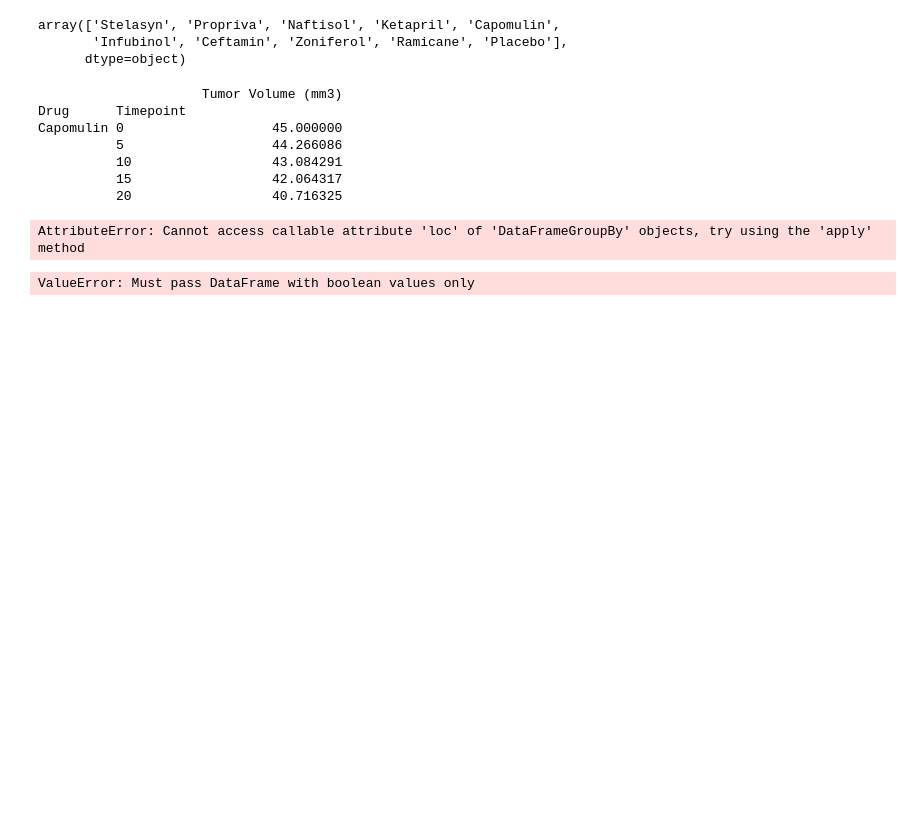
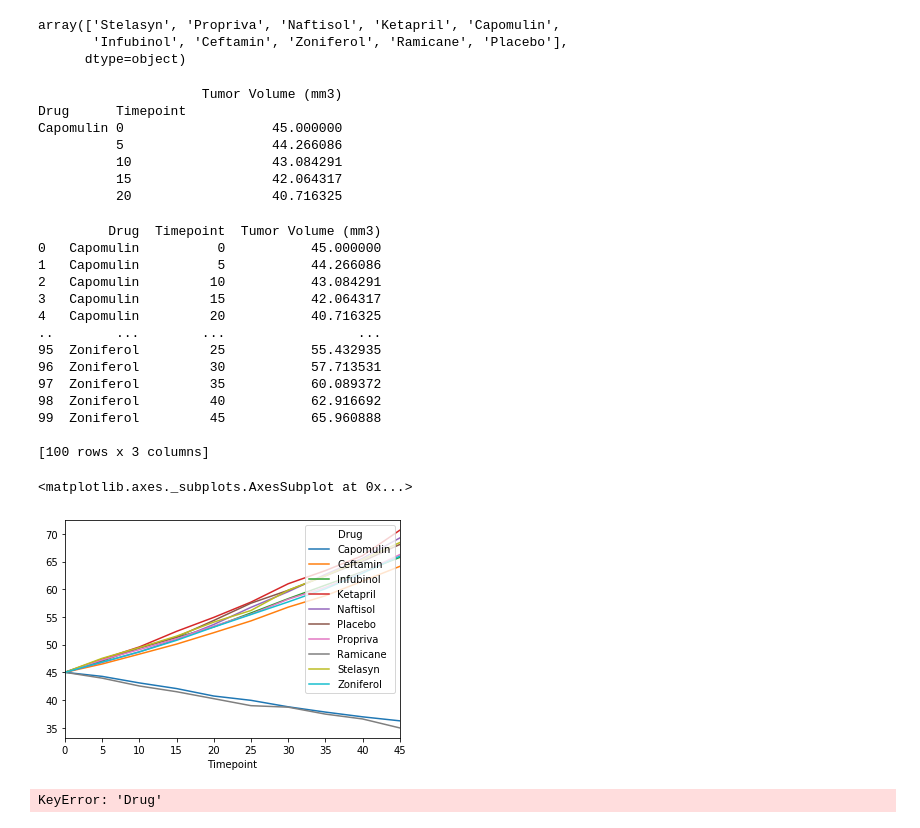
Before and after one commit to amandapfitz/matplotlib-challenge, a Jupyter notebook: Pymaceuticals/Pymaceuticals.ipynb, the cells around one changed output. Drawn from its saved outputs; the diff is of its cells as text; code cells hidden in the pictures; blank space fills up the shorter version.

Commit message:
Colors working on 1st plot

```diff
--- a/Pymaceuticals/Pymaceuticals.ipynb
+++ b/Pymaceuticals/Pymaceuticals.ipynb
@@ -59,11 +61,27 @@ Capomulin 0                   45.000000
           10                  43.084291
           15                  42.064317
           20                  40.716325
-# %%
-stelasyn_df = avg_tumor_size_reset_df.loc['Stelasyn',:]
-# %% [output]
-AttributeError: Cannot access callable attribute 'loc' of 'DataFrameGroupBy' objects, try using the 'apply' method
-# %%
-avg_tumor_size_reset.plot('Timepoint',avg_tumor_size_df.loc['Capomulin',['Tumor Volume (mm3)']],marker='o')
-# %% [output]
-ValueError: Must pass DataFrame with boolean values only
+# %%
+new_avg_tumor_size_df=avg_tumor_size_df.reset_index('Timepoint')
+#print(new_avg_tumor_size_df.head())
+try_me = new_avg_tumor_size_df.reset_index('Drug')
+print(try_me)
+try_me = try_me.pivot(index = 'Timepoint',columns = 'Drug',values = 'Tumor Volume (mm3)')
+try_me.plot()
+# %% [output]
+         Drug  Timepoint  Tumor Volume (mm3)
+0   Capomulin          0           45.000000
+1   Capomulin          5           44.266086
+2   Capomulin         10           43.084291
+3   Capomulin         15           42.064317
+4   Capomulin         20           40.716325
+..        ...        ...                 ...
+95  Zoniferol         25           55.432935
+96  Zoniferol         30           57.713531
+97  Zoniferol         35           60.089372
+98  Zoniferol         40           62.916692
+99  Zoniferol         45           65.960888
+
+[100 rows x 3 columns]
+<matplotlib.axes._subplots.AxesSubplot at 0x...>
+[figure, added]
@@ -69,0 +100,12 @@ ValueError: Must pass DataFrame with boolean values only
+# %%
+plt.plot(stelasyn_df['Timepoint'],stelasyn_df['Tumor Volume (mm3)'],marker = 'o', color='green', label=stelasyn_df['Drug'])
+propriva_df.plot('Timepoint','Tumor Volume (mm3)',marker = 'o', color='blue')
+naftisol_df = new_avg_tumor_size_df.loc['Naftisol',["Timepoint","Tumor Volume (mm3)"]]
+ketapril_df = new_avg_tumor_size_df.loc['Ketapril',["Timepoint","Tumor Volume (mm3)"]]
+infubinol_df = new_avg_tumor_size_df.loc['Infubinol',["Timepoint","Tumor Volume (mm3)"]]
+ceftamin_df = new_avg_tumor_size_df.loc['Ceftamin',["Timepoint","Tumor Volume (mm3)"]]
+zoniferol_df = new_avg_tumor_size_df.loc['Zoniferol',["Timepoint","Tumor Volume (mm3)"]]
+ramicane_df = new_avg_tumor_size_df.loc['Ramicane',["Timepoint","Tumor Volume (mm3)"]]
+placebo_df
+# %% [output]
+KeyError: 'Drug'
```
Also changed, not shown: parts of 3 cells of this notebook.
